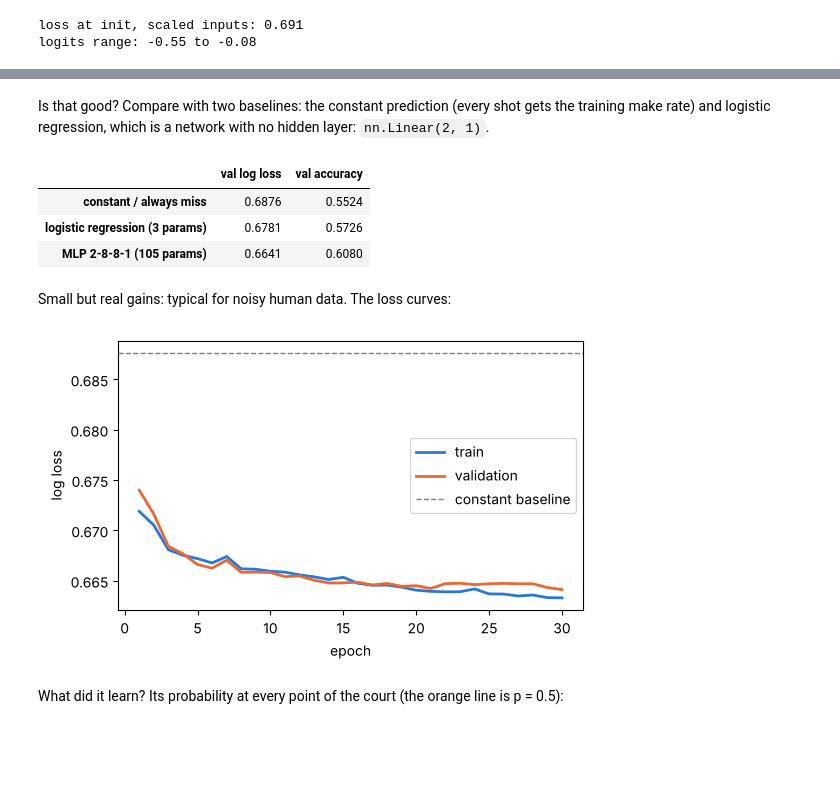
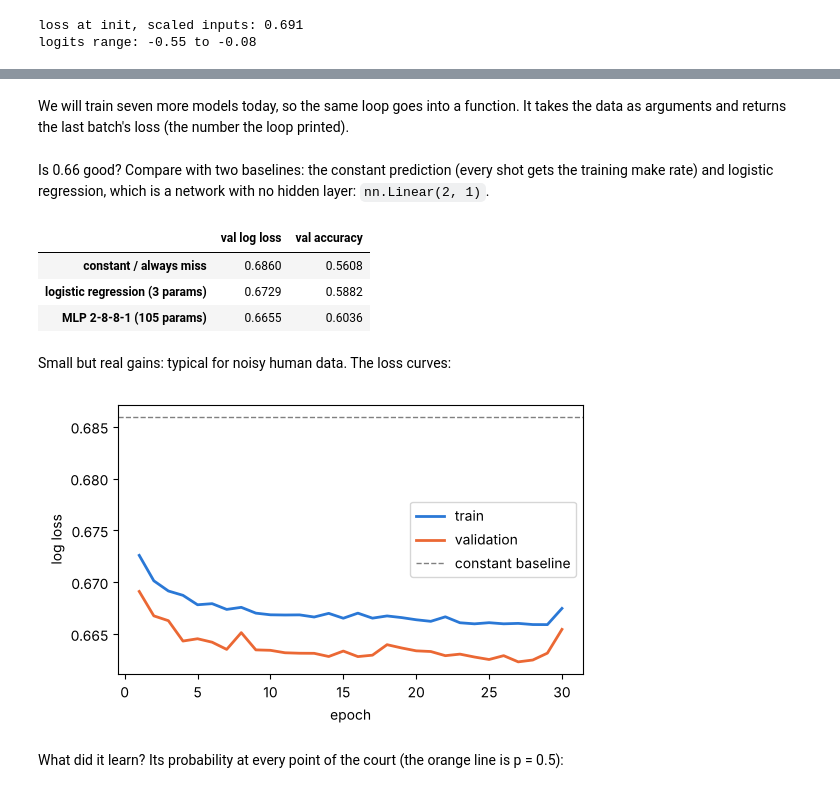
Before and after one commit to Antony-X/solid-eureka, a Jupyter notebook: ioai-deep-learning/notebooks/01_live_coding.ipynb, the cells around one changed output, grey strips where cells are left out. Saved outputs shown, nothing was run; the diff lists cells and outputs as text; code cells hidden in the pictures; blank space fills up the shorter version.

```diff
--- a/ioai-deep-learning/notebooks/01_live_coding.ipynb
+++ b/ioai-deep-learning/notebooks/01_live_coding.ipynb
@@ -338,0 +369,5 @@ because we will train eight more models today.
+# %%
+torch.manual_seed(0)
+model = MLP()                          # 2-8-8-1, 105 weights
+loss_fn = nn.BCEWithLogitsLoss()       # takes logits: no sigmoid in the model
+opt = torch.optim.Adam(model.parameters(), lr=1e-3)
@@ -356,6 +413,0 @@ def train(model, opt, epochs=30):
-# %%
-torch.manual_seed(0)
-model = MLP()
-opt = torch.optim.Adam(model.parameters(), lr=1e-3)
-history = train(model, opt)
-history.iloc[[0, 4, 9, 19, 29]].round(4)    # epochs 1, 5, 10, 20, 30
@@ -373,0 +421,3 @@ MLP 2-8-8-1: val log loss 0.6641, val accuracy 60.8%
+# %% [markdown]
+We will train seven more models today, so the same loop goes into a function.
+It takes the data as arguments and returns the last batch's loss (the number the loop printed).
@@ -374,39 +437,51 @@ MLP 2-8-8-1: val log loss 0.6641, val accuracy 60.8%
 # %% [markdown]
-Is that good? Compare with two baselines: the constant prediction (every shot gets the training make rate)
+Is 0.66 good? Compare with two baselines: the constant prediction (every shot gets the training make rate)
 and logistic regression, which is a network with no hidden layer: `nn.Linear(2, 1)`.
 # %%
-p_const = torch.full_like(y_val, y_train.mean().item())        # the same probability for every shot
-const_loss = nn.functional.binary_cross_entropy(p_const, y_val).item()
-const_acc = (y_val == 0).float().mean().item()                 # 'always miss'
+# constant: every shot gets the TRAINING make rate
+p_const = torch.full_like(y_va, y_tr.mean().item())
+const_loss = nn.functional.binary_cross_entropy(p_const, y_va).item()
+const_acc = (y_va == 0).float().mean().item()          # 'always miss'
 
+# logistic regression = one neuron, no hidden layer
 torch.manual_seed(0)
-logreg = nn.Linear(2, 1)                                       # logistic regression = one neuron
-train(logreg, torch.optim.Adam(logreg.parameters(), lr=1e-3), epochs=10)
-logreg_loss, logreg_acc = evaluate(logreg, X_val_s, y_val)
+logreg = nn.Linear(2, 1)
+train(logreg, torch.optim.Adam(logreg.parameters(), lr=1e-3), X_tr, y_tr, epochs=10)
+logreg_loss, logreg_acc, _ = evaluate(logreg, X_va, y_va)
 
+names = [
+    "constant / always miss",
+    "logistic regression (3 params)",
+    "MLP 2-8-8-1 (105 params)",
+]
 baselines = pd.DataFrame(
-    {"val log loss": [const_loss, logreg_loss, val_loss], "val accuracy": [const_acc, logreg_acc, val_acc]},
-    index=["constant / always miss", "logistic regression (3 params)", "MLP 2-8-8-1 (105 params)"],
+    {
+        "val log loss": [const_loss, logreg_loss, val_loss],
+        "val accuracy": [const_acc, logreg_acc, val_acc],
+    },
+    index=names,
 )
 baselines.round(4)
 # %% [output]
 |  | val log loss | val accuracy |
-| constant / always miss | 0.6876 | 0.5524 |
-| logistic regression (3 params) | 0.6781 | 0.5726 |
-| MLP 2-8-8-1 (105 params) | 0.6641 | 0.6080 |
+| constant / always miss | 0.6860 | 0.5608 |
+| logistic regression (3 params) | 0.6729 | 0.5882 |
+| MLP 2-8-8-1 (105 params) | 0.6655 | 0.6036 |
 # %% [markdown]
 Small but real gains: typical for noisy human data. The loss curves:
 # %%
+curves = pd.DataFrame(history, columns=["train loss", "val loss"], index=range(1, 31))
+
 fig, ax = plt.subplots(figsize=(6, 3.5))
-ax.plot(history.index, history["train loss"], color="#2a78d6", lw=2, label="train")
-ax.plot(history.index, history["val loss"], color="#eb6834", lw=2, label="validation")
+ax.plot(curves.index, curves["train loss"], color="#2a78d6", lw=2, label="train")
+ax.plot(curves.index, curves["val loss"], color="#eb6834", lw=2, label="validation")
 ax.axhline(const_loss, color="0.5", ls="--", lw=1, label="constant baseline")
 ax.set_xlabel("epoch")
 ax.set_ylabel("log loss")
 ax.legend()
 plt.show()
 # %% [output]
-[figure, old version]
+[figure, new version]
 # %% [markdown]
 What did it learn? Its probability at every point of the court (the orange line is p = 0.5):
 # %%
```
Also changed, not shown: parts of 66 cells of this notebook, 1 other file.
